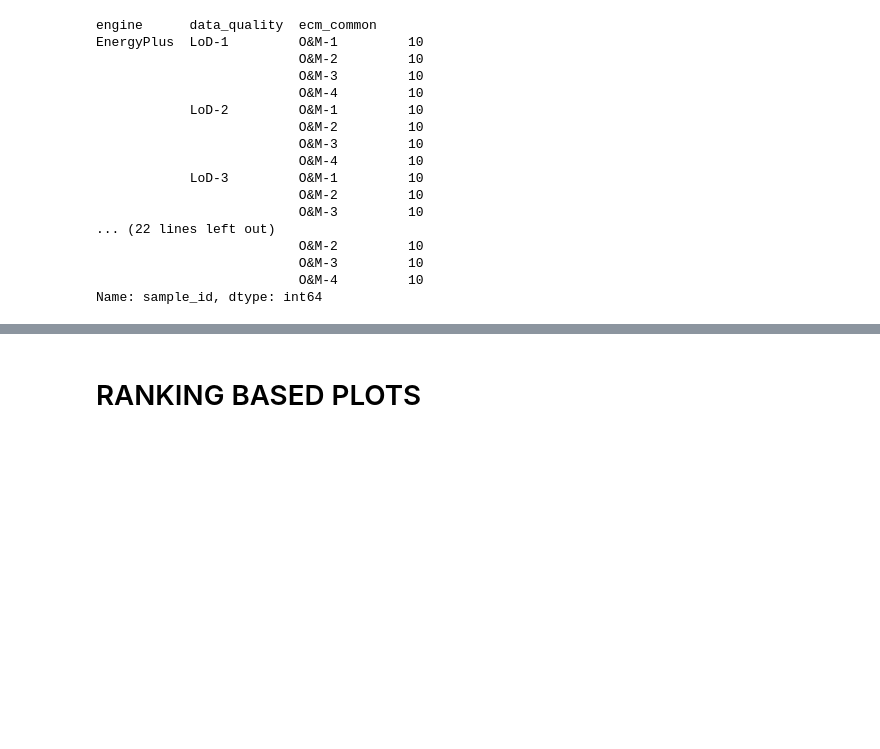
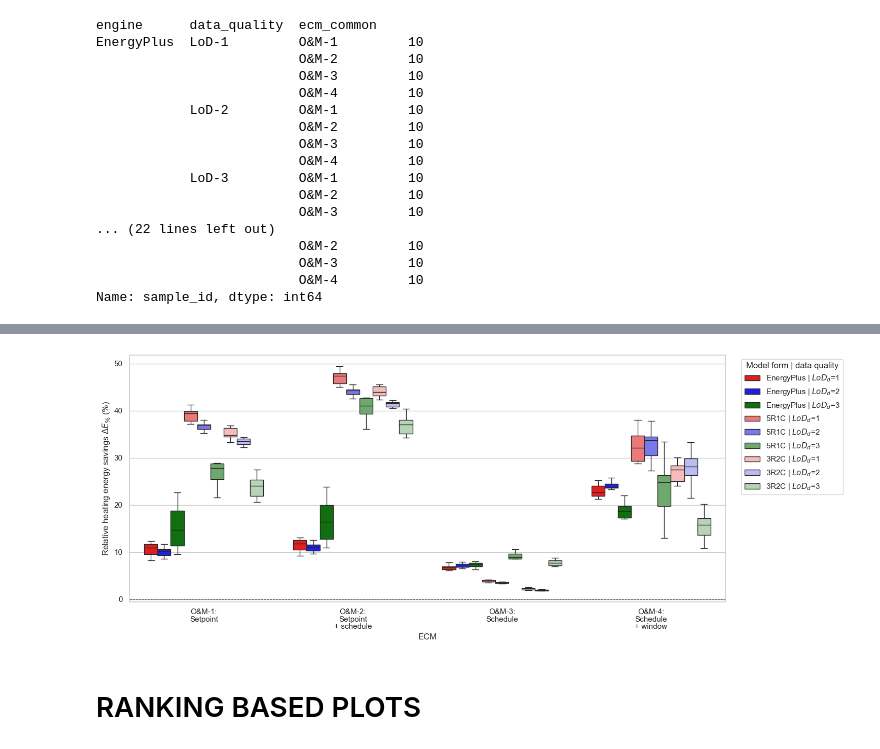
Before and after one commit to RuiBoGithub/RC_br, a Jupyter notebook: _3b_visualisation.ipynb, the cells around one changed output, grey strips where cells are left out. Cells and saved outputs as stored; diff of their text form; code cells hidden in the pictures; blank space fills up the shorter version.

```diff
--- a/_3b_visualisation.ipynb
+++ b/_3b_visualisation.ipynb
@@ -376,2 +461,49 @@ Saved figure to: _json/_run/JUN11/_prediction_daily/ecm_savings_relative_3engine
+# %%
+plt.figure(figsize=(15, 6))
+
+ax = sns.boxplot(
+    data=plot_df,
+    x="ecm_label",
+    y="saving_rel",
+    hue="model_data",
+    order=[ecm_label_map[x] for x in common_ecm_order],
+    hue_order=model_data_order,
+    palette=palette,
+    showfliers=False,
+    linewidth=1,
+    width=0.8,
+)
+
+ax.axhline(
+    0,
+    color="black",
+    linewidth=0.8,
+    linestyle="--",
+    alpha=0.6,
+)
+
+ax.set_xlabel("ECM")
+ax.set_ylabel(
+    r"Relative heating energy savings $\Delta E_{\%}$ (%)"
+)
+
+handles, labels = ax.get_legend_handles_labels()
+ax.legend(
+    handles,
+    [legend_label_map.get(label, label) for label in labels],
+    title="Model form | data quality",
+    bbox_to_anchor=(1.02, 1),
+    loc="upper left",
+    frameon=True,
+)
+
+for tick in ax.get_xticklabels():
+    tick.set_multialignment("center")
+    tick.set_linespacing(1.05)
+
+plt.tight_layout()
+plt.show()
+# %% [output]
+[figure, added]
 # %% [markdown]
 # RANKING BASED PLOTS
```
Also changed, not shown: parts of 4 cells of this notebook, 8 other files.
